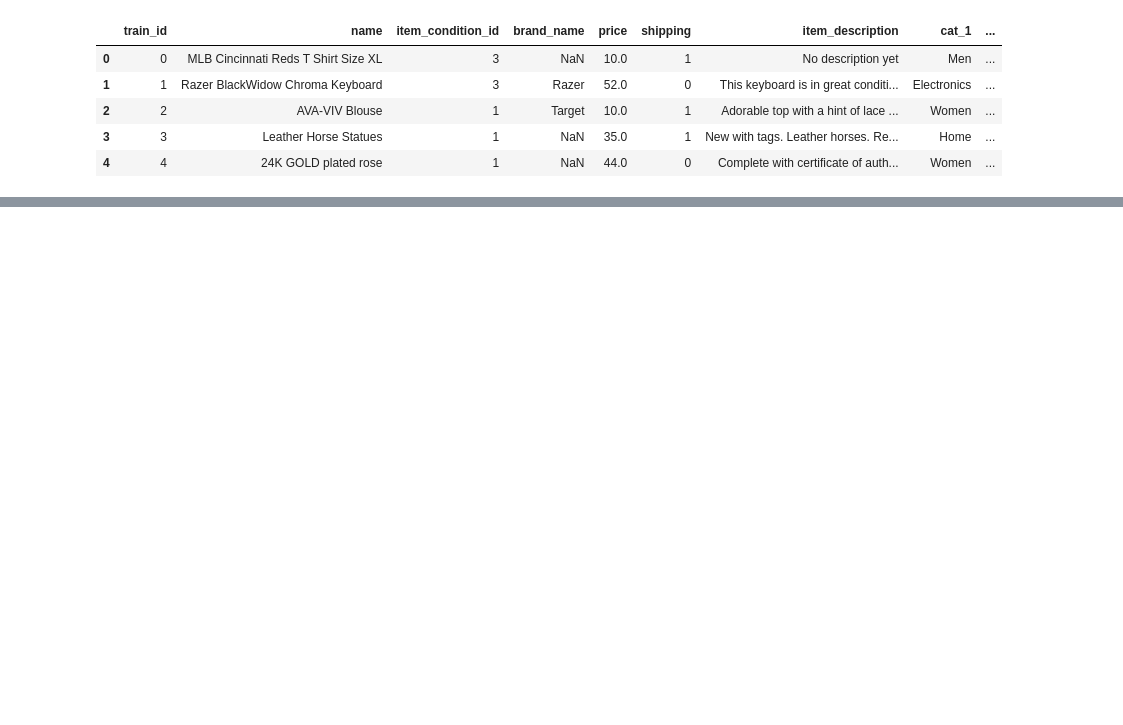
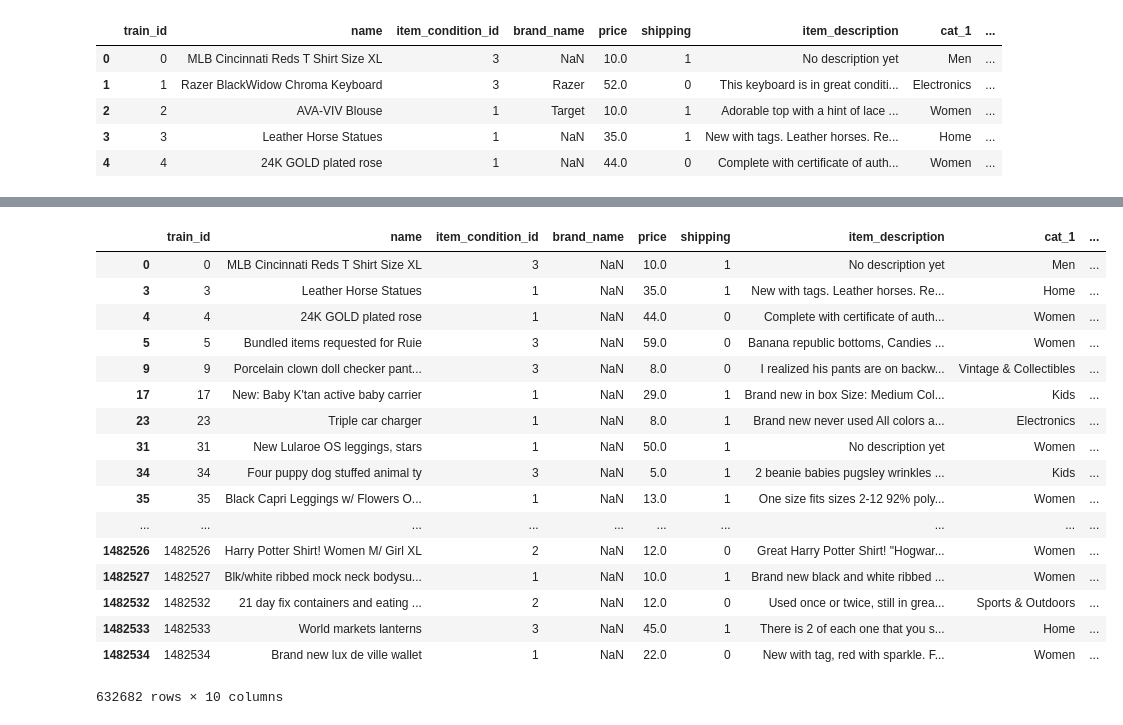
Before and after one commit to Lena-MJ/Kaggle, a Jupyter notebook: Mercari Price Suggestion Challenge/brand from description.ipynb, the cells around one changed output, grey strips where cells are left out. Saved outputs shown, nothing was run; the diff lists cells and outputs as text; code cells hidden in the pictures; blank space fills up the shorter version.

```diff
--- a/Mercari Price Suggestion Challenge/brand from description.ipynb
+++ b/Mercari Price Suggestion Challenge/brand from description.ipynb
@@ -32,0 +38,2 @@ test.drop(['Unnamed: 0','category_name'], axis=1, inplace = True)
+# %%
+train_without_brand_name = train[train["brand_name"].isnull()]
@@ -32,0 +78,21 @@ test.drop(['Unnamed: 0','category_name'], axis=1, inplace = True)
+# %%
+train_without_brand_name
+# %% [output]
+|  | train_id | name | item_condition_id | brand_name | price | shipping | item_description | cat_1 | ... |
+| 0 | 0 | MLB Cincinnati Reds T Shirt Size XL | 3 | NaN | 10.0 | 1 | No description yet | Men | ... |
+| 3 | 3 | Leather Horse Statues | 1 | NaN | 35.0 | 1 | New with tags. Leather horses. Re... | Home | ... |
+| 4 | 4 | 24K GOLD plated rose | 1 | NaN | 44.0 | 0 | Complete with certificate of auth... | Women | ... |
+| 5 | 5 | Bundled items requested for Ruie | 3 | NaN | 59.0 | 0 | Banana republic bottoms, Candies ... | Women | ... |
+| 9 | 9 | Porcelain clown doll checker pant... | 3 | NaN | 8.0 | 0 | I realized his pants are on backw... | Vintage & Collectibles | ... |
+| 17 | 17 | New: Baby K'tan active baby carrier | 1 | NaN | 29.0 | 1 | Brand new in box Size: Medium Col... | Kids | ... |
+| 23 | 23 | Triple car charger | 1 | NaN | 8.0 | 1 | Brand new never used All colors a... | Electronics | ... |
+| 31 | 31 | New Lularoe OS leggings, stars | 1 | NaN | 50.0 | 1 | No description yet | Women | ... |
+| 34 | 34 | Four puppy dog stuffed animal ty | 3 | NaN | 5.0 | 1 | 2 beanie babies pugsley wrinkles ... | Kids | ... |
+| 35 | 35 | Black Capri Leggings w/ Flowers O... | 1 | NaN | 13.0 | 1 | One size fits sizes 2-12 92% poly... | Women | ... |
+| ... | ... | ... | ... | ... | ... | ... | ... | ... | ... |
+| 1482526 | 1482526 | Harry Potter Shirt! Women M/ Girl XL | 2 | NaN | 12.0 | 0 | Great Harry Potter Shirt! "Hogwar... | Women | ... |
+| 1482527 | 1482527 | Blk/white ribbed mock neck bodysu... | 1 | NaN | 10.0 | 1 | Brand new black and white ribbed ... | Women | ... |
+| 1482532 | 1482532 | 21 day fix containers and eating ... | 2 | NaN | 12.0 | 0 | Used once or twice, still in grea... | Sports & Outdoors | ... |
+| 1482533 | 1482533 | World markets lanterns | 3 | NaN | 45.0 | 1 | There is 2 of each one that you s... | Home | ... |
+| 1482534 | 1482534 | Brand new lux de ville wallet | 1 | NaN | 22.0 | 0 | New with tag, red with sparkle. F... | Women | ... |
+632682 rows × 10 columns
```
Also changed, not shown: parts of 10 cells of this notebook.
